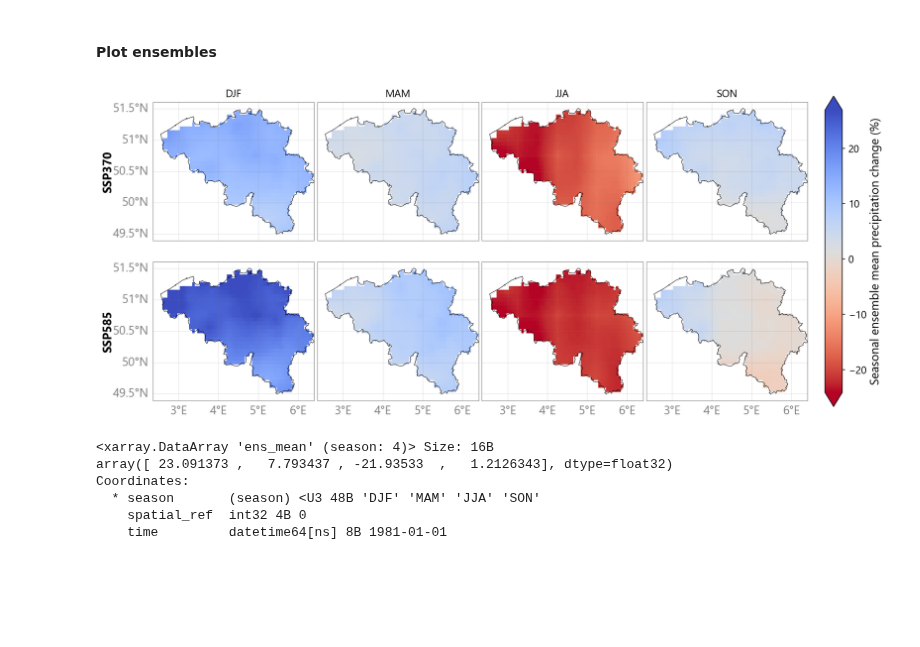
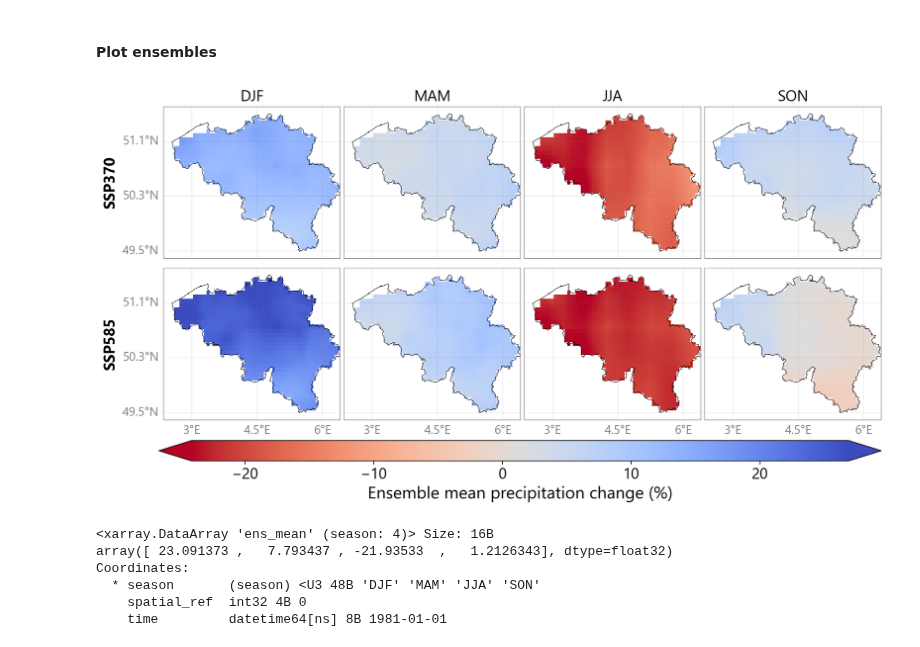
Before and after one commit to klekarkar/pre_post_process_mHM, a Jupyter notebook: scenario_hydromet_ISIMIP.ipynb, the cells around one changed output. Cells and saved outputs as stored; diff of their text form; code cells hidden in the pictures; blank space fills up the shorter version.

Commit message:
figure formatting

```diff
--- a/scenario_hydromet_ISIMIP.ipynb
+++ b/scenario_hydromet_ISIMIP.ipynb
@@ -461,8 +461,8 @@ def plot_ensemble_stats(ensemble_stats, scenarios, seasons, ensemble_stat, shp,
 
     fig, axes = plt.subplots(
         nrows=len(scenarios), ncols=len(seasons),
-        figsize=(14, 6.5),
-        subplot_kw={'projection': ccrs.PlateCarree()}, dpi=150
+        figsize=(14, 6.0),
+        subplot_kw={'projection': ccrs.PlateCarree()}, dpi=180
     )
 
     for r, da in enumerate(da_ens_list):
@@ -488,10 +488,10 @@ def plot_ensemble_stats(ensemble_stats, scenarios, seasons, ensemble_stat, shp,
             gl.top_labels   = False
             gl.left_labels  = (c==0)
             gl.right_labels = False
-            gl.xlocator = mticker.FixedLocator(np.arange(0, 10, 1))
-            gl.ylocator = mticker.FixedLocator(np.arange(49.5, 51.9, 0.5))
-            gl.xlabel_style = {'size': 14, 'color': 'gray'}
-            gl.ylabel_style = {'size': 14, 'color': 'gray'}
+            gl.xlocator = mticker.FixedLocator(np.arange(0, 10, 1.5))
+            gl.ylocator = mticker.FixedLocator(np.arange(49.5, 51.9, 0.8))
+            gl.xlabel_style = {'size': 13, 'color': 'gray'}
+            gl.ylabel_style = {'size': 13, 'color': 'gray'}
 
             # Loop over all spines (top, bottom, left, right) and set color/width
             for spine in ax.spines.values():
@@ -500,33 +500,33 @@ def plot_ensemble_stats(ensemble_stats, scenarios, seasons, ensemble_stat, shp,
 
     # column titles = seasons
     for c, s in enumerate(seasons):
-        axes[0, c].set_title(s, fontsize=12, pad=6, color='k')
+        axes[0, c].set_title(s, fontsize=16, pad=6, color='k')
 
     # row labels = SSPs
     for r, ssp_label in enumerate(scenarios):
-        axes[r, 0].text(-0.24, 0.5, str.upper(ssp_label), rotation=90, va='center', ha='right',
-                        transform=axes[r, 0].transAxes, fontsize=14, color='k', weight='bold')
+        axes[r, 0].text(-0.26, 0.5, str.upper(ssp_label), rotation=90, va='center', ha='right',
+                        transform=axes[r, 0].transAxes, fontsize=16, color='k', weight='bold')
 
     # shared colorbar
     fig.subplots_adjust(right=0.88, wspace=0.02, hspace=0.06)
-    cax = fig.add_axes([0.9, 0.11, 0.02, 0.77])  # left, bottom, width, height
-    cb = fig.colorbar(im, cax=cax, orientation='vertical', extend='both')
-    cb.ax.tick_params(labelsize=12)
+    cax = fig.add_axes([0.12, 0.01, 0.76, 0.05])  # left, bottom, width, height
+    cb = fig.colorbar(im, cax=cax, orientation='horizontal', extend='both')
+    cb.ax.tick_params(labelsize=16)
 
     #dont call plt.show() here, do it when executing the function
     return fig, axes, cb
 # %%
 scenarios = ['ssp370', 'ssp585']
 
 fig, axes, cb = plot_ensemble_stats(ensemble_statistics, scenarios,
                                      seasons, 'ens_mean', be_shp,
                                        cmap='coolwarm_r', snr_thresh=0.5) #plasma_r, coolwarm, seismic_r
 
-cb.ax.set_ylabel('Seasonal ensemble mean precipitation change (%)', fontsize=14)
+cb.ax.set_xlabel('Ensemble mean precipitation change (%)', fontsize=18)
 #call plt.show()
 plt.show()
 # %% [output]
-[figure, old version]
+[figure, new version]
 # %%
 ensemble_statistics['ssp585']['ens_mean'].groupby('season').mean(dim=['lat', 'lon'])
 # %% [output]
```
Also changed, not shown: parts of 1 cell of this notebook, 2 other files.
